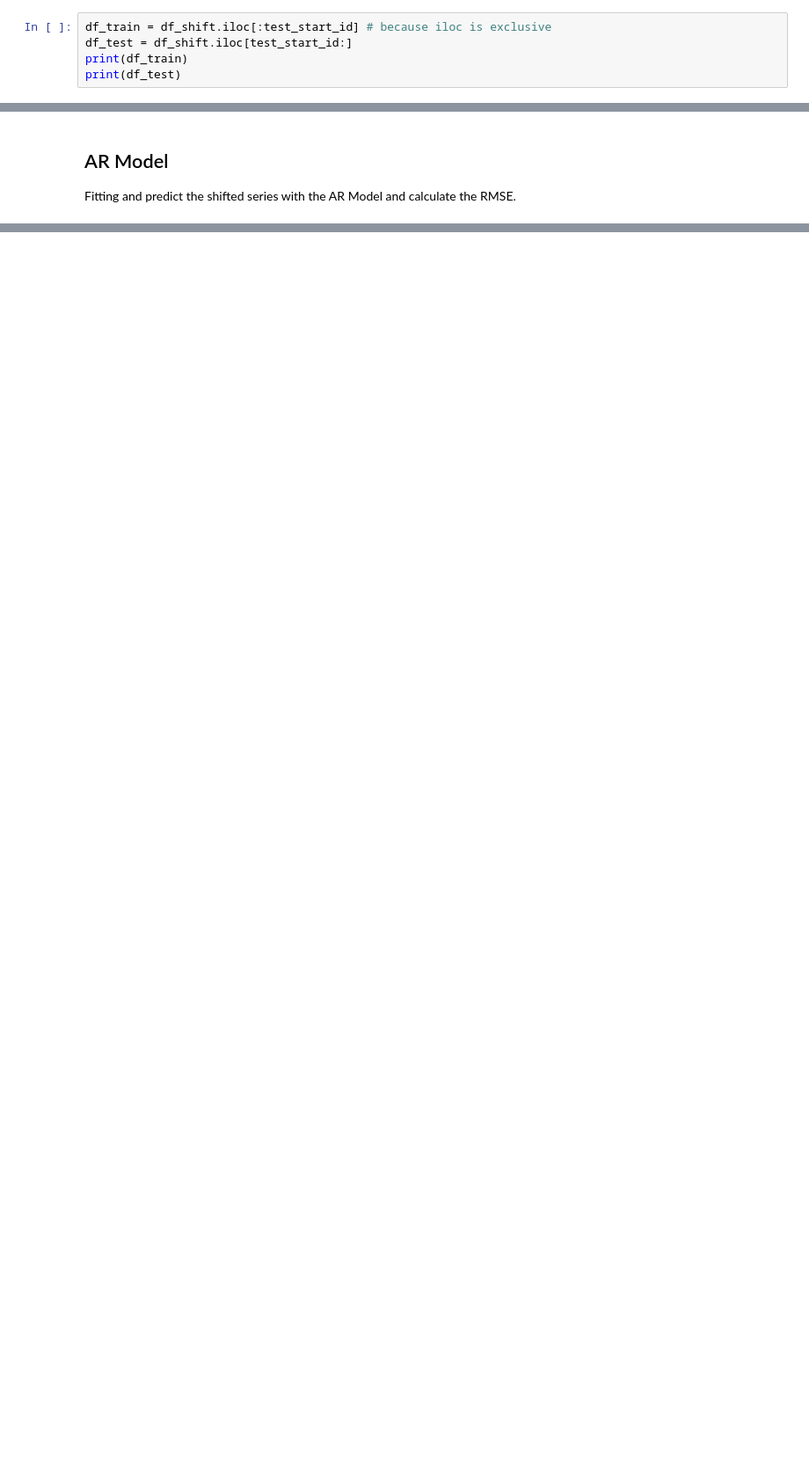
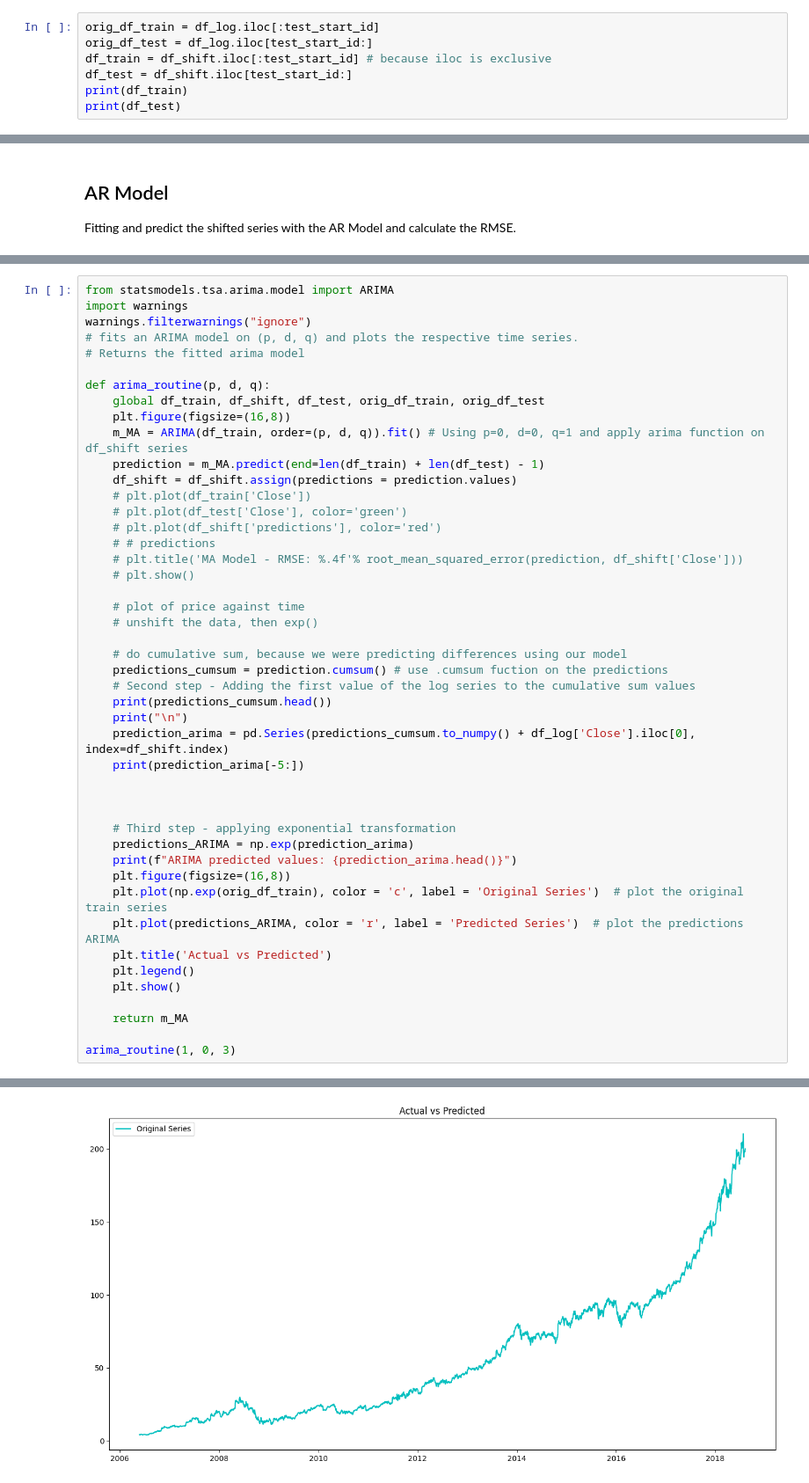
Before and after one commit to yjiahao/time-series-stocks, a Jupyter notebook: ARIMA.ipynb, the cells around one changed output, grey strips where cells are left out. Shown at 88% size. Drawn from its saved outputs; the diff is of its cells as text; blank space fills up the shorter version.

```diff
--- a/ARIMA.ipynb
+++ b/ARIMA.ipynb
@@ -68,6 +67,8 @@ From the graph, we can try:
 train_end_id = round((len(df_shift) - 1) * 0.8)
 test_start_id = train_end_id + 1
 # %%
+orig_df_train = df_log.iloc[:test_start_id]
+orig_df_test = df_log.iloc[test_start_id:]
 df_train = df_shift.iloc[:test_start_id] # because iloc is exclusive
 df_test = df_shift.iloc[test_start_id:]
 print(df_train)
@@ -114,0 +171,47 @@ Let's build MA, ARMA, and ARIMA models as well and see if we can get a better mo
+# %%
+from statsmodels.tsa.arima.model import ARIMA
+import warnings
+warnings.filterwarnings("ignore")
+# fits an ARIMA model on (p, d, q) and plots the respective time series.
+# Returns the fitted arima model
+
+def arima_routine(p, d, q):
+    global df_train, df_shift, df_test, orig_df_train, orig_df_test
+    plt.figure(figsize=(16,8))
+    m_MA = ARIMA(df_train, order=(p, d, q)).fit() # Using p=0, d=0, q=1 and apply arima function on df_shift series
+    prediction = m_MA.predict(end=len(df_train) + len(df_test) - 1)
+    df_shift = df_shift.assign(predictions = prediction.values)
+    # plt.plot(df_train['Close'])
+    # plt.plot(df_test['Close'], color='green')
+    # plt.plot(df_shift['predictions'], color='red')
+    # # predictions
+    # plt.title('MA Model - RMSE: %.4f'% root_mean_squared_error(prediction, df_shift['Close']))
+    # plt.show()
+
+    # plot of price against time
+    # unshift the data, then exp()
+
+    # do cumulative sum, because we were predicting differences using our model
+    predictions_cumsum = prediction.cumsum() # use .cumsum fuction on the predictions
+    # Second step - Adding the first value of the log series to the cumulative sum values
+    print(predictions_cumsum.head())
+    print("\n")
+    prediction_arima = pd.Series(predictions_cumsum.to_numpy() + df_log['Close'].iloc[0], index=df_shift.index)
+    print(prediction_arima[-5:])
+
+
+
+    # Third step - applying exponential transformation
+    predictions_ARIMA = np.exp(prediction_arima)
+    print(f"ARIMA predicted values: {prediction_arima.head()}")
+    plt.figure(figsize=(16,8))
+    plt.plot(np.exp(orig_df_train), color = 'c', label = 'Original Series')  # plot the original train series
+    plt.plot(predictions_ARIMA, color = 'r', label = 'Predicted Series')  # plot the predictions ARIMA
+    plt.title('Actual vs Predicted')
+    plt.legend()
+    plt.show()
+
+    return m_MA
+
+arima_routine(1, 0, 3)
+# %% [output]
@@ -114,0 +236 @@ Let's build MA, ARMA, and ARIMA models as well and see if we can get a better mo
+[figure, added]
```
Also changed, not shown: parts of 18 cells of this notebook.
